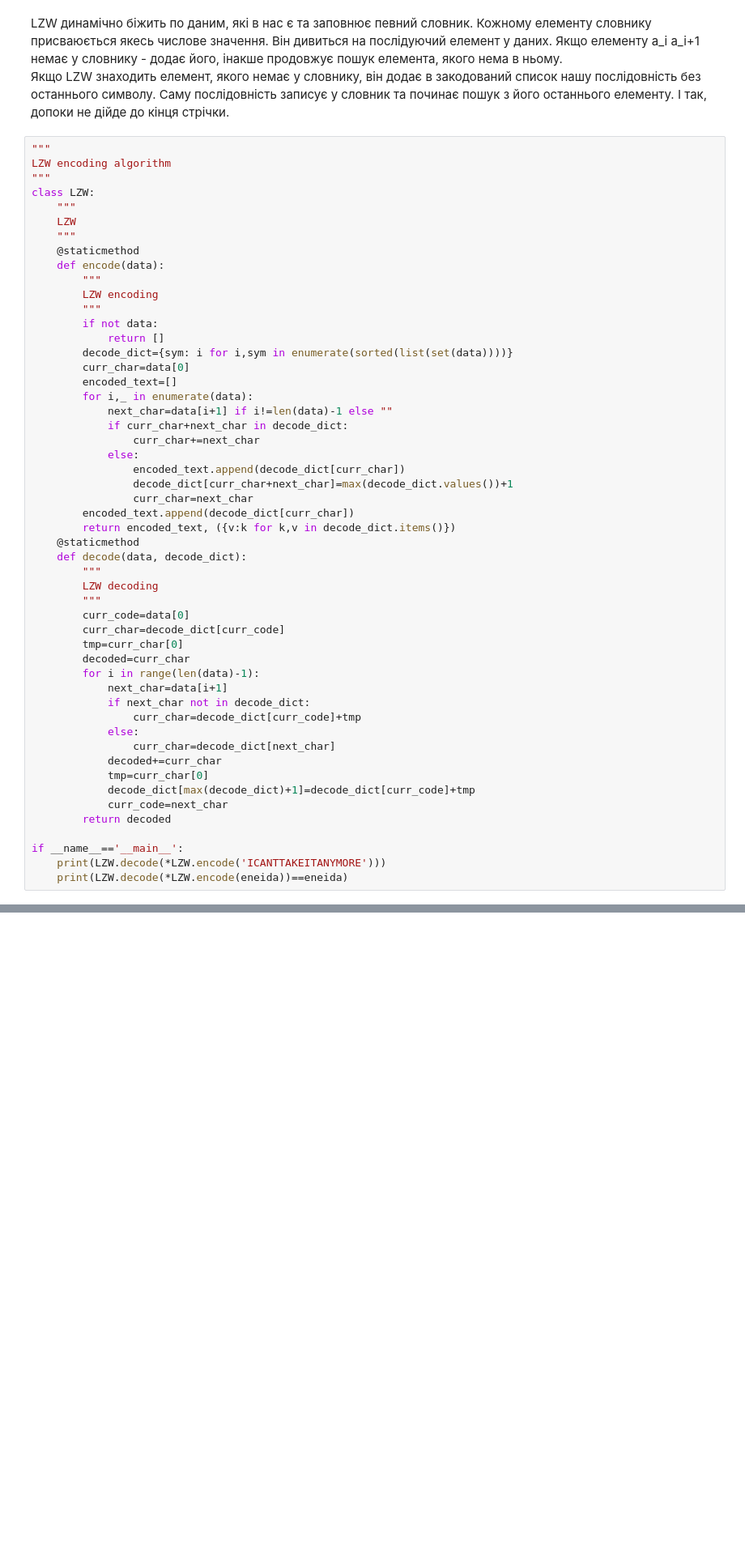
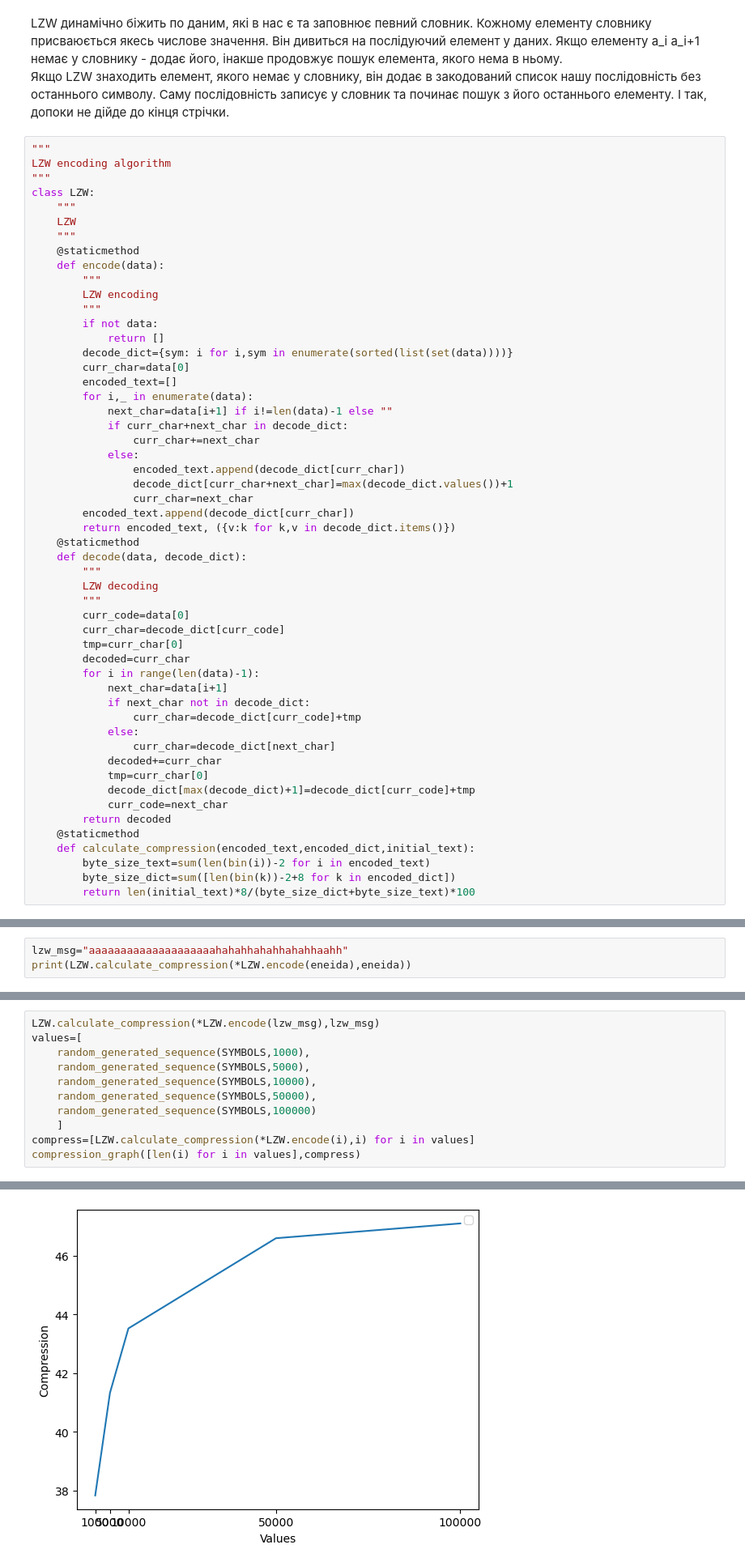
Before and after one commit to n1n1n1q/Coding-Algorithms, a Jupyter notebook: CodingAlgorithms.ipynb, the cells around one changed output, grey strips where cells are left out. Shown: that part at 81% size. Cells and saved outputs as stored; diff of their text form; blank space fills up the shorter version.

```diff
--- a/CodingAlgorithms.ipynb
+++ b/CodingAlgorithms.ipynb
@@ -236,7 +305,8 @@ class LZW:
             decode_dict[max(decode_dict)+1]=decode_dict[curr_code]+tmp
             curr_code=next_char
         return decoded
-
-if __name__=='__main__':
-    print(LZW.decode(*LZW.encode('ICANTTAKEITANYMORE')))
-    print(LZW.decode(*LZW.encode(eneida))==eneida)
+    @staticmethod
+    def calculate_compression(encoded_text,encoded_dict,initial_text):
+        byte_size_text=sum(len(bin(i))-2 for i in encoded_text)
+        byte_size_dict=sum([len(bin(k))-2+8 for k in encoded_dict])
+        return len(initial_text)*8/(byte_size_dict+byte_size_text)*100
@@ -245,0 +323,3 @@ True
+# %%
+lzw_msg="aaaaaaaaaaaaaaaaaaaahahahhahahhahahhaahh"
+print(LZW.calculate_compression(*LZW.encode(eneida),eneida))
@@ -245,0 +328,12 @@ True
+# %%
+LZW.calculate_compression(*LZW.encode(lzw_msg),lzw_msg)
+values=[
+    random_generated_sequence(SYMBOLS,1000),
+    random_generated_sequence(SYMBOLS,5000),
+    random_generated_sequence(SYMBOLS,10000),
+    random_generated_sequence(SYMBOLS,50000),
+    random_generated_sequence(SYMBOLS,100000)
+    ]
+compress=[LZW.calculate_compression(*LZW.encode(i),i) for i in values]
+compression_graph([len(i) for i in values],compress)
+# %% [output]
@@ -246,3 +341,4 @@ True
+[figure, added]
 # %% [markdown]
 # Алгоритм LZ77
 # %% [markdown]
```
Also changed, not shown: parts of 31 cells of this notebook.
